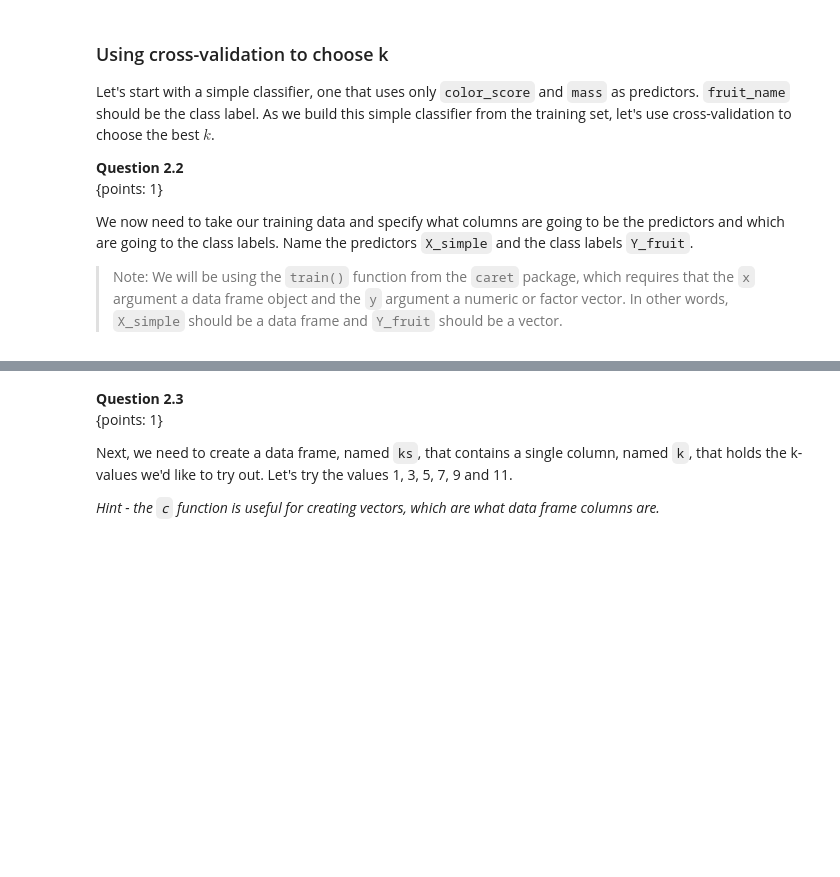
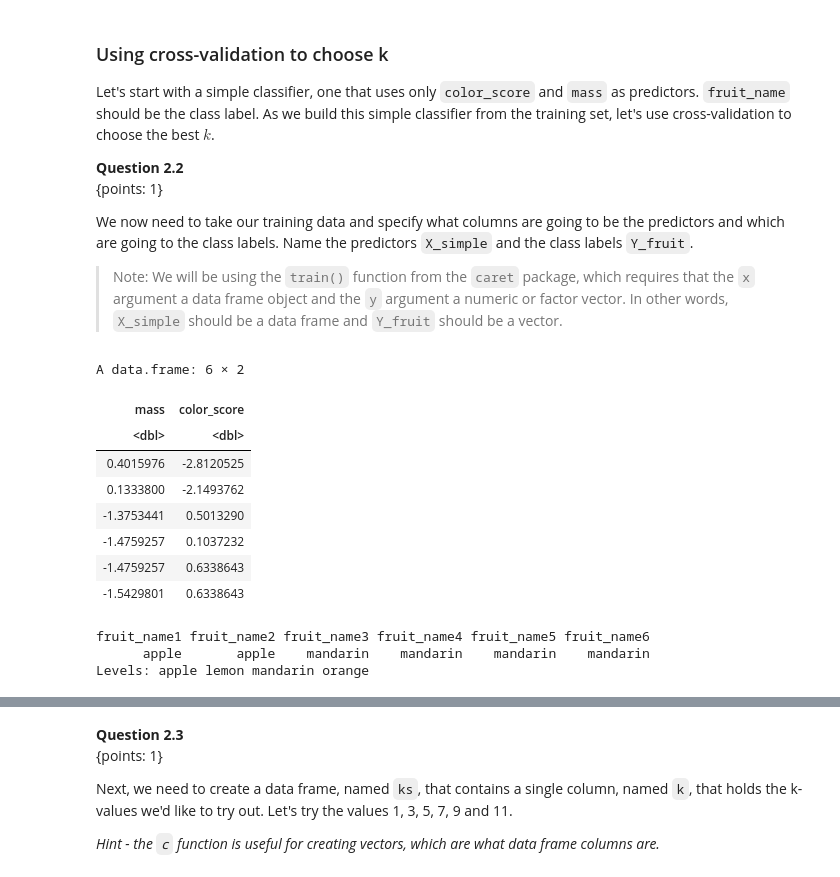
Before and after one commit to hallje193/dsci100-coursework-jerryhall, a Jupyter notebook: materials/worksheet_07/worksheet_07.ipynb, the cells around one changed output, grey strips where cells are left out. Drawn from its saved outputs; the diff is of its cells as text; code cells hidden in the pictures; blank space fills up the shorter version.

```diff
--- a/materials/worksheet_07/worksheet_07.ipynb
+++ b/materials/worksheet_07/worksheet_07.ipynb
@@ -437,9 +434,26 @@ We now need to take our training data and specify what columns are going to be t
 > Note: We will be using the `train()` function from the `caret` package, which requires that the `x` argument a data frame object and the `y` argument a numeric or factor vector. In other words, `X_simple` should be a data frame and `Y_fruit` should be a vector.
 # %%
 # your code here
-X_simple =
-Y_fruit =
+X_simple = training_set %>%
+  select(mass, color_score) %>%
+  data.frame()
+Y_fruit = training_set %>%
+  select(fruit_name) %>%
+  unlist()
 head(X_simple)
 head(Y_fruit)
+# %% [output]
+A data.frame: 6 × 2
+| mass | color_score |
+| <dbl> | <dbl> |
+| 0.4015976 | -2.8120525 |
+| 0.1333800 | -2.1493762 |
+| -1.3753441 | 0.5013290 |
+| -1.4759257 | 0.1037232 |
+| -1.4759257 | 0.6338643 |
+| -1.5429801 | 0.6338643 |
+fruit_name1 fruit_name2 fruit_name3 fruit_name4 fruit_name5 fruit_name6
+      apple       apple    mandarin    mandarin    mandarin    mandarin
+Levels: apple lemon mandarin orange
 # %%
 test_2.2()
```
Also changed, not shown: parts of 29 cells of this notebook.
